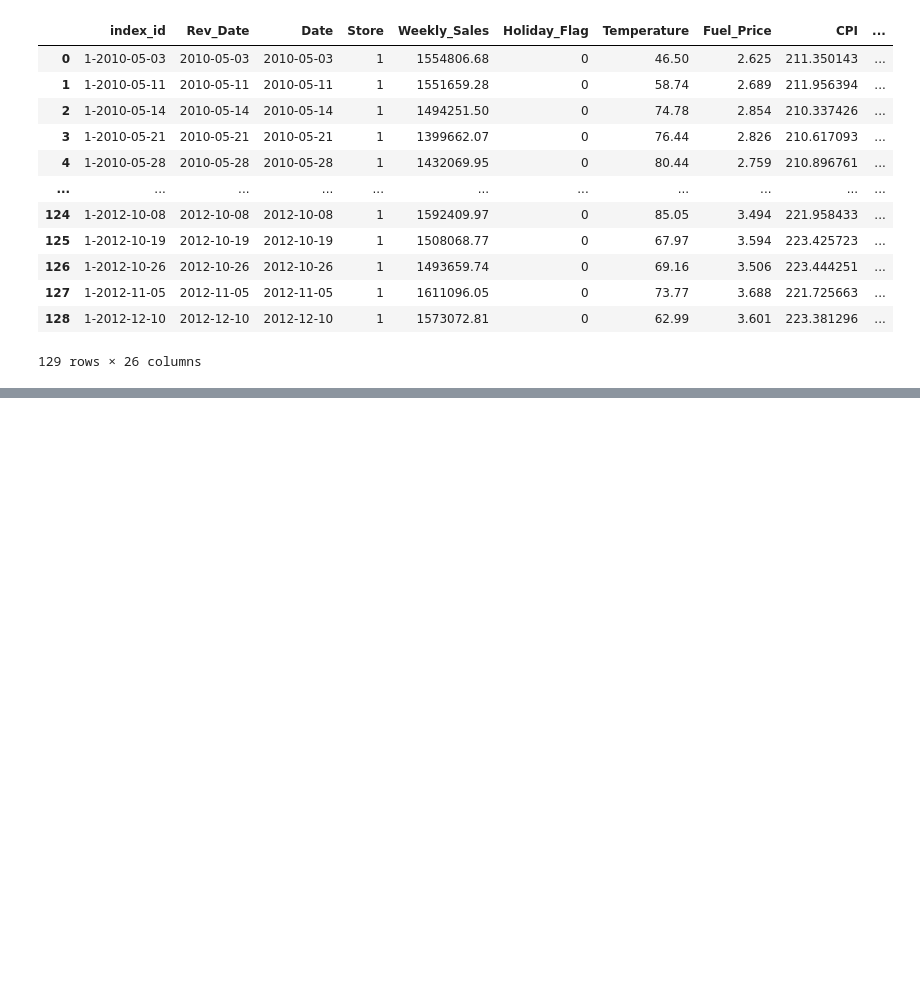
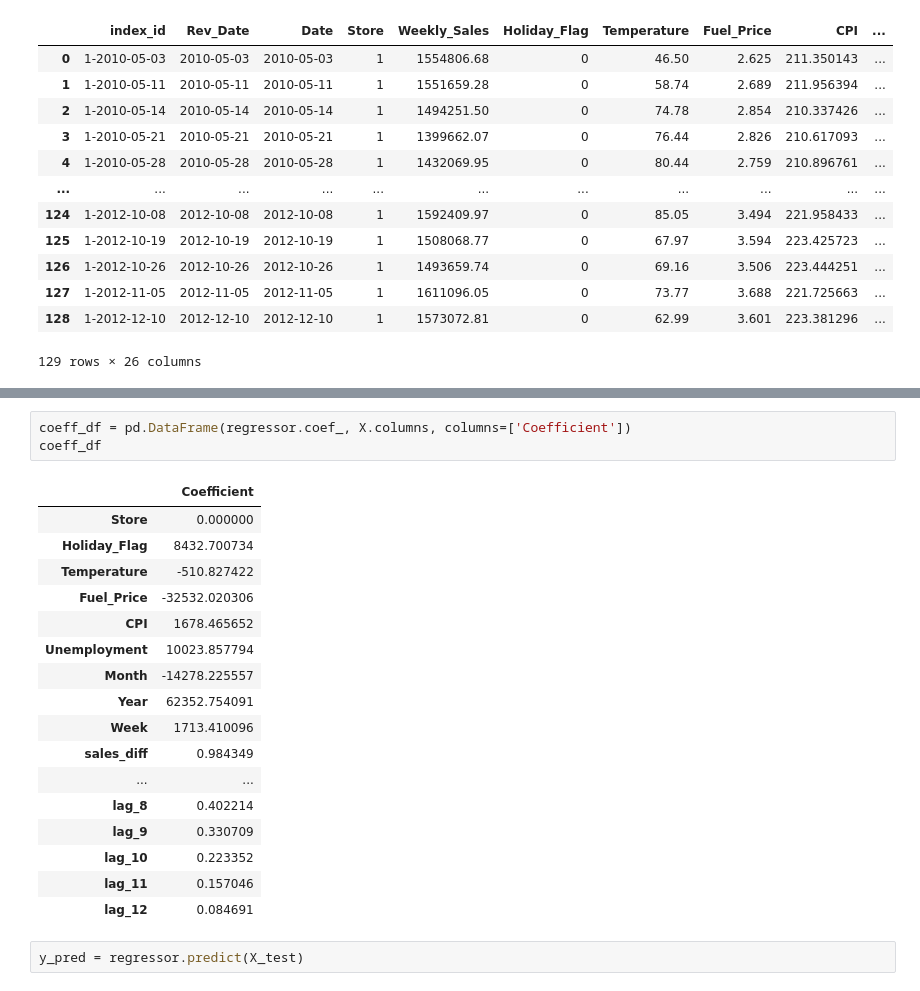
Before and after one commit to Franceskling/final_project, a Jupyter notebook: machine_learning/sales_forecast_store1.ipynb, the cells around one changed output, grey strips where cells are left out. Drawn from its saved outputs; the diff is of its cells as text; blank space fills up the shorter version.

```diff
--- a/machine_learning/sales_forecast_store1.ipynb
+++ b/machine_learning/sales_forecast_store1.ipynb
@@ -294,0 +329,23 @@ model_df
+# %%
+coeff_df = pd.DataFrame(regressor.coef_, X.columns, columns=['Coefficient'])
+coeff_df
+# %% [output]
+|  | Coefficient |
+| Store | 0.000000 |
+| Holiday_Flag | 8432.700734 |
+| Temperature | -510.827422 |
+| Fuel_Price | -32532.020306 |
+| CPI | 1678.465652 |
+| Unemployment | 10023.857794 |
+| Month | -14278.225557 |
+| Year | 62352.754091 |
+| Week | 1713.410096 |
+| sales_diff | 0.984349 |
+| ... | ... |
+| lag_8 | 0.402214 |
+| lag_9 | 0.330709 |
+| lag_10 | 0.223352 |
+| lag_11 | 0.157046 |
+| lag_12 | 0.084691 |
+# %%
+y_pred = regressor.predict(X_test)
```
Also changed, not shown: parts of 10 cells of this notebook.
